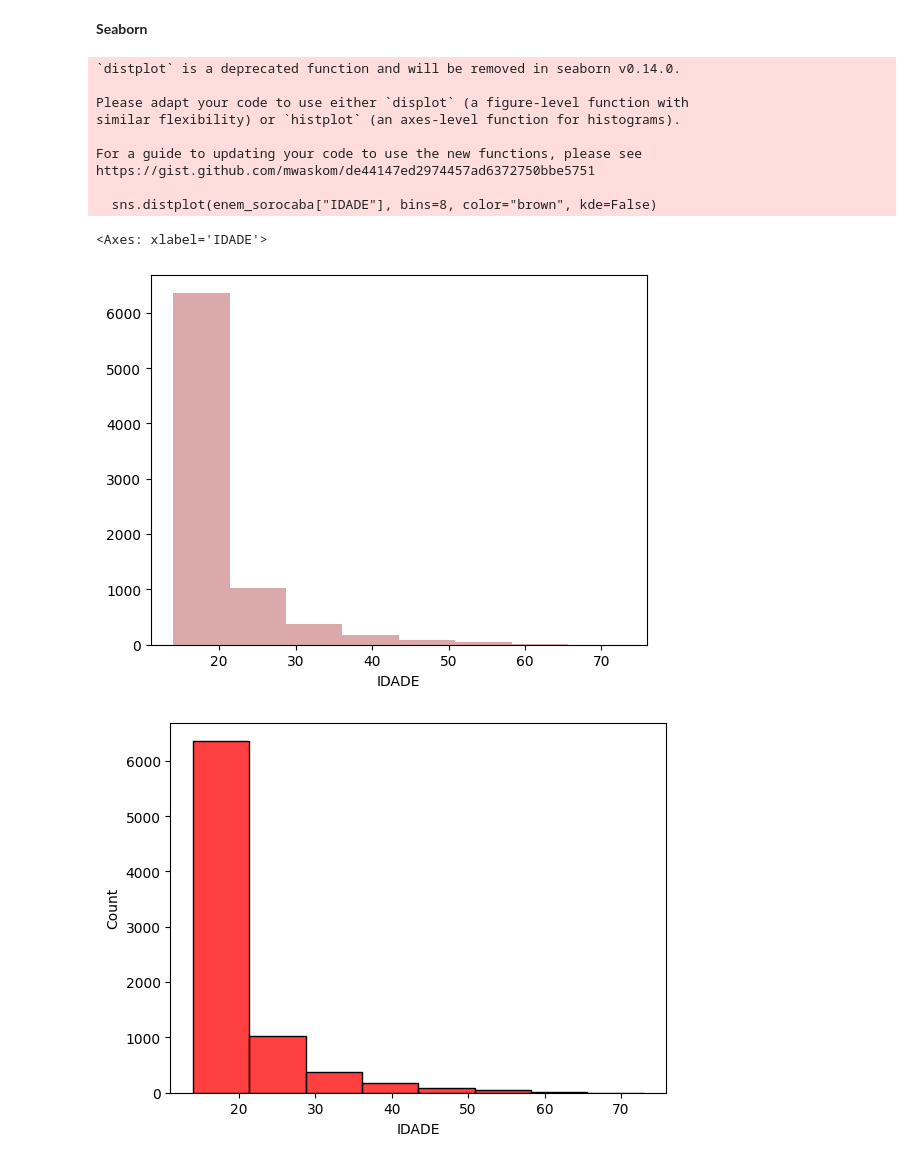
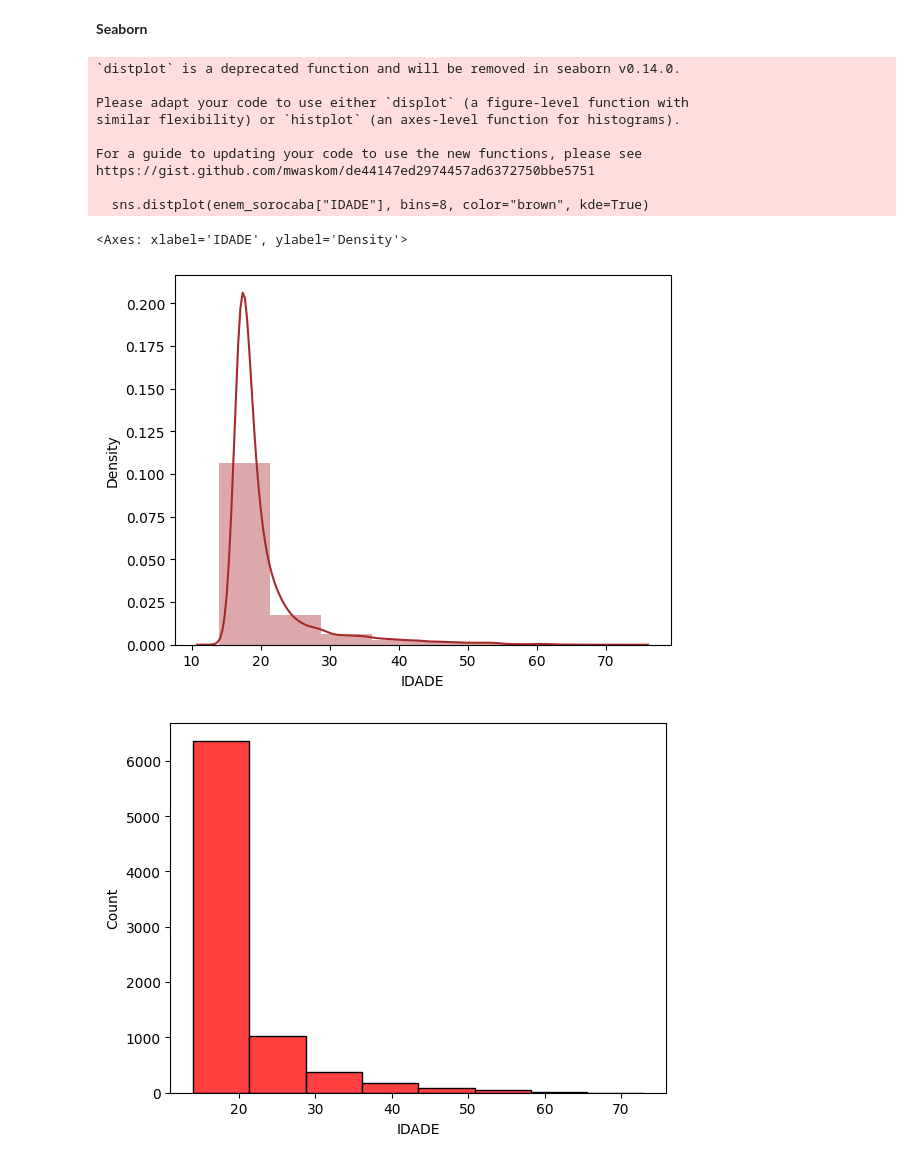
Before and after one commit to mateus-neres/Analise_estatistica_enem_2019, a Jupyter notebook: Distribuicao_De_Frequencia_Etapa03.ipynb, the cells around one changed output. Drawn from its saved outputs; the diff is of its cells as text; code cells hidden in the pictures.

```diff
--- a/Distribuicao_De_Frequencia_Etapa03.ipynb
+++ b/Distribuicao_De_Frequencia_Etapa03.ipynb
@@ -193,19 +193,19 @@ plt.show()
 # %%
 import seaborn as sns
 # %%
-sns.distplot(enem_sorocaba["IDADE"], bins=8, color="brown", kde=False)
+sns.distplot(enem_sorocaba["IDADE"], bins=8, color="brown", kde=True)
 # %% [output]
 `distplot` is a deprecated function and will be removed in seaborn v0.14.0.
 
 Please adapt your code to use either `displot` (a figure-level function with
 similar flexibility) or `histplot` (an axes-level function for histograms).
 
 For a guide to updating your code to use the new functions, please see
 https://gist.github.com/mwaskom/de44147ed2974457ad6372750bbe5751
 
-  sns.distplot(enem_sorocaba["IDADE"], bins=8, color="brown", kde=False)
+  sns.distplot(enem_sorocaba["IDADE"], bins=8, color="brown", kde=True)
-<Axes: xlabel='IDADE'>
+<Axes: xlabel='IDADE', ylabel='Density'>
-[figure, old version]
+[figure, new version]
 # %%
 import warnings
 warnings.filterwarnings("ignore", category=FutureWarning)
```
Also changed, not shown: parts of 1 cell of this notebook.
